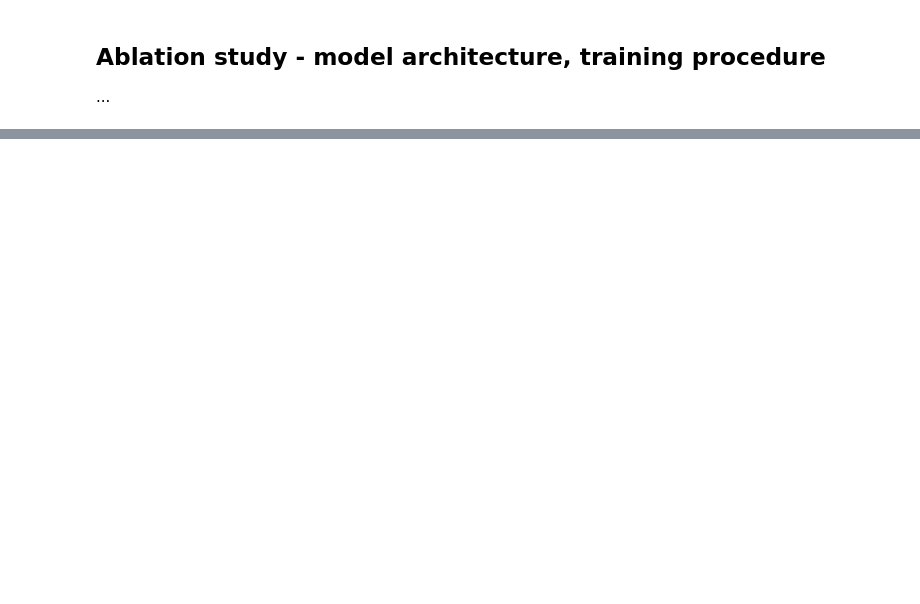
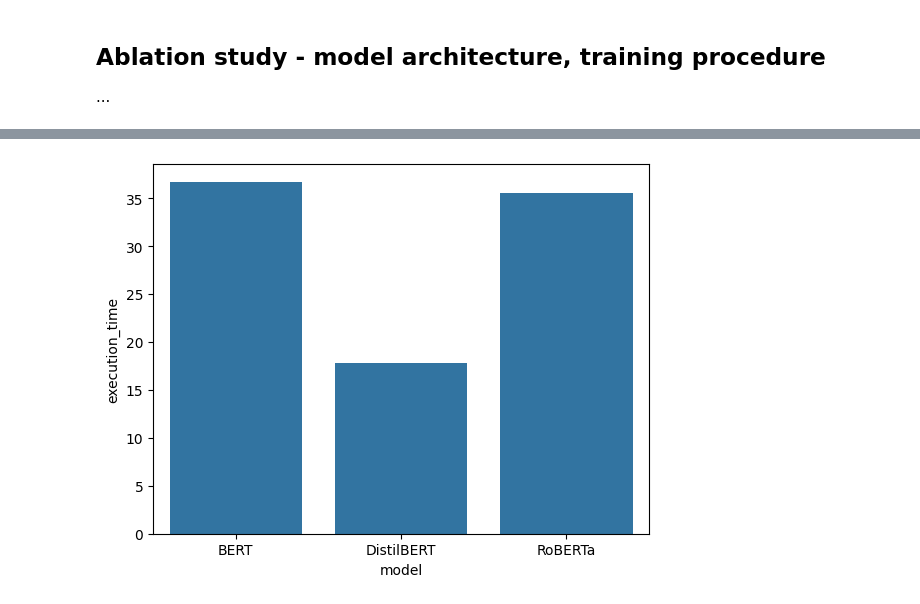
Before and after one commit to MattS0000/NLP_2023Z_Frytki, a Jupyter notebook: P1_Final/code/demonstration.ipynb, the cells around one changed output, grey strips where cells are left out. Cells and saved outputs as stored; diff of their text form; code cells hidden in the pictures; blank space fills up the shorter version.

```diff
--- a/P1_Final/code/demonstration.ipynb
+++ b/P1_Final/code/demonstration.ipynb
@@ -206,0 +247,14 @@ plt.show()
+# %%
+# Plot for static data:
+# BERT: 36.72ms
+# DistilBERT: 17.83ms
+# RoBERTa: 35.59ms
+
+df = pd.DataFrame(columns=["model", "execution_time"])
+df.loc[len(df)] = ["BERT", 36.72]
+df.loc[len(df)] = ["DistilBERT", 17.83]
+df.loc[len(df)] = ["RoBERTa", 35.59]
+sns.barplot(x="model", y="execution_time", data=df)
+plt.show()
+# %% [output]
+[figure, added]
```
Also changed, not shown: parts of 6 cells of this notebook, 1 other file.
